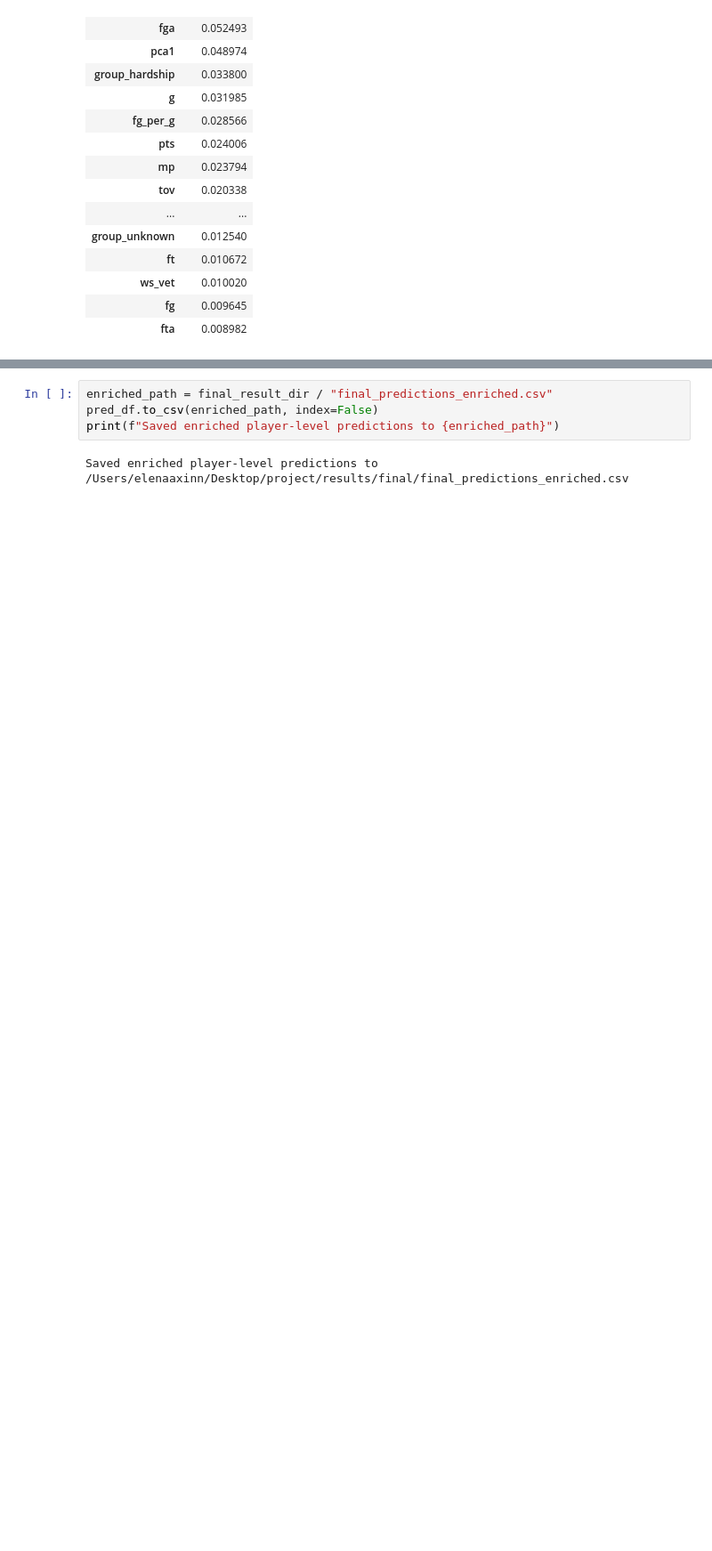
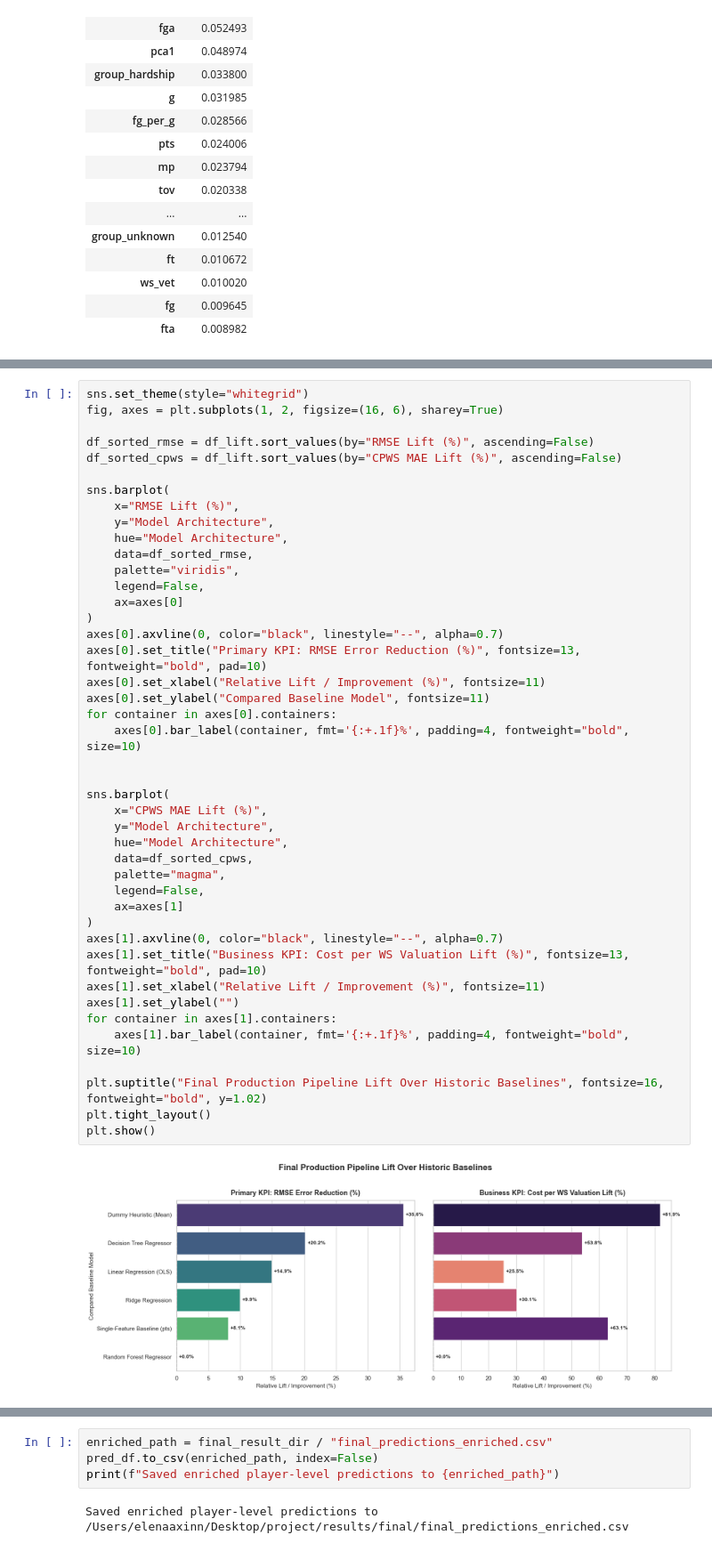
Before and after one commit to Erdos-Projects/summer26-wnba-player-valuation, a Jupyter notebook: notebooks/final_visuals.ipynb, the cells around one changed output, grey strips where cells are left out. Shown at 89% size. Drawn from its saved outputs; the diff is of its cells as text; blank space fills up the shorter version.

Commit message:
Final results with lift

```diff
--- a/notebooks/final_visuals.ipynb
+++ b/notebooks/final_visuals.ipynb
@@ -458 +510,46 @@ display(top_importances.to_frame("importance"))
+# %%
+sns.set_theme(style="whitegrid")
+fig, axes = plt.subplots(1, 2, figsize=(16, 6), sharey=True)
+
+df_sorted_rmse = df_lift.sort_values(by="RMSE Lift (%)", ascending=False)
+df_sorted_cpws = df_lift.sort_values(by="CPWS MAE Lift (%)", ascending=False)
+
+sns.barplot(
+    x="RMSE Lift (%)",
+    y="Model Architecture",
+    hue="Model Architecture",
+    data=df_sorted_rmse,
+    palette="viridis",
+    legend=False,
+    ax=axes[0]
+)
+axes[0].axvline(0, color="black", linestyle="--", alpha=0.7)
+axes[0].set_title("Primary KPI: RMSE Error Reduction (%)", fontsize=13, fontweight="bold", pad=10)
+axes[0].set_xlabel("Relative Lift / Improvement (%)", fontsize=11)
+axes[0].set_ylabel("Compared Baseline Model", fontsize=11)
+for container in axes[0].containers:
+    axes[0].bar_label(container, fmt='{:+.1f}%', padding=4, fontweight="bold", size=10)
+
+
+sns.barplot(
+    x="CPWS MAE Lift (%)",
+    y="Model Architecture",
+    hue="Model Architecture",
+    data=df_sorted_cpws,
+    palette="magma",
+    legend=False,
+    ax=axes[1]
+)
+axes[1].axvline(0, color="black", linestyle="--", alpha=0.7)
+axes[1].set_title("Business KPI: Cost per WS Valuation Lift (%)", fontsize=13, fontweight="bold", pad=10)
+axes[1].set_xlabel("Relative Lift / Improvement (%)", fontsize=11)
+axes[1].set_ylabel("")
+for container in axes[1].containers:
+    axes[1].bar_label(container, fmt='{:+.1f}%', padding=4, fontweight="bold", size=10)
+
+plt.suptitle("Final Production Pipeline Lift Over Historic Baselines", fontsize=16, fontweight="bold", y=1.02)
+plt.tight_layout()
+plt.show()
+# %% [output]
+[figure, added]
 # %% [markdown]
```
Also changed, not shown: parts of 4 cells of this notebook, 2 other files.
